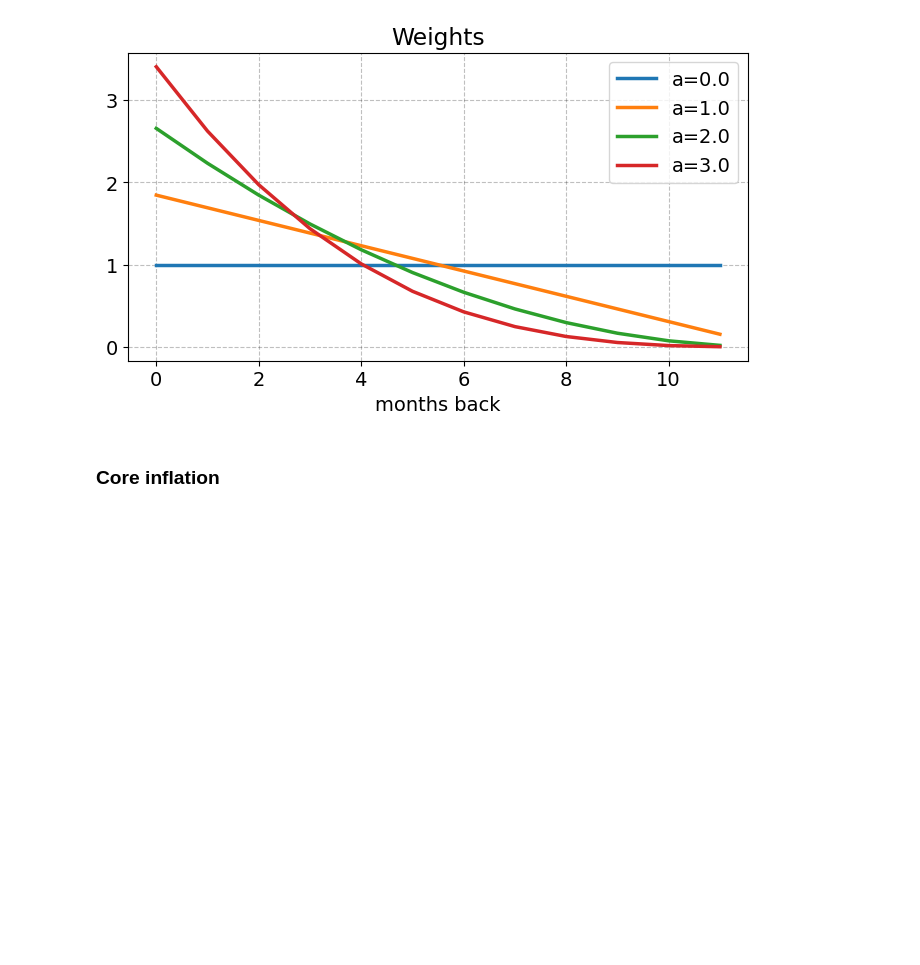
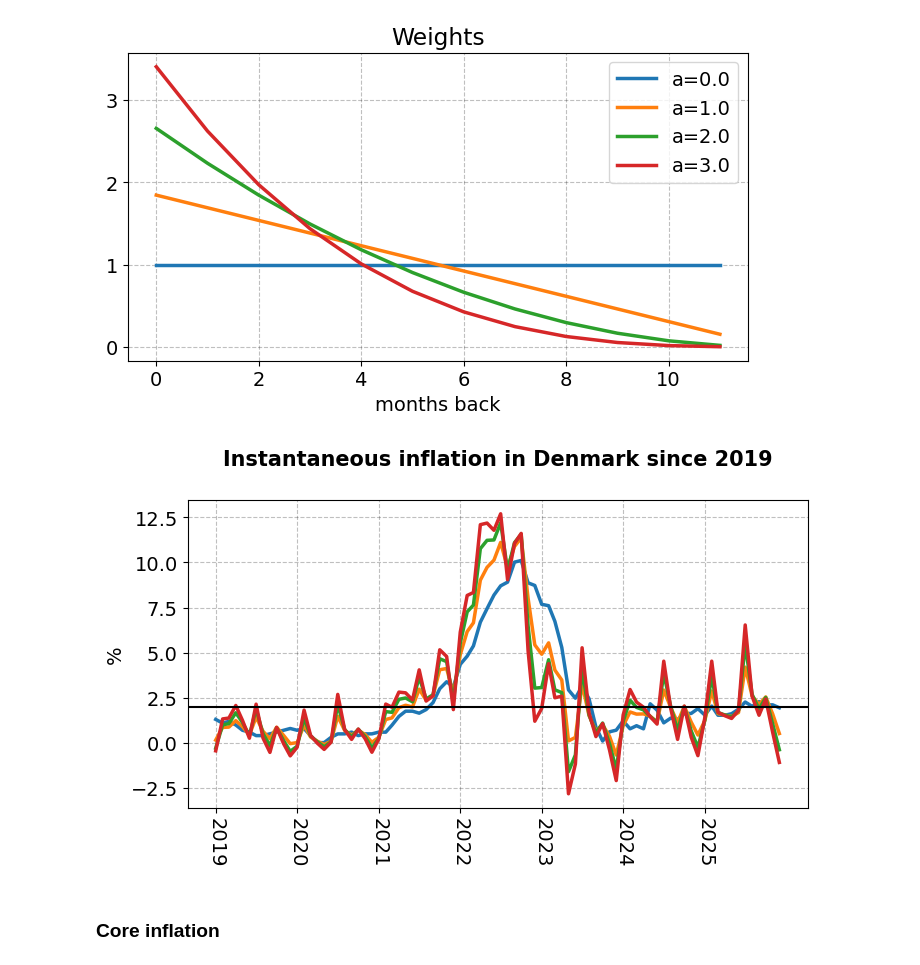
Before and after one commit to Matias-BF-Hall/ProgEcon-exclass, a Jupyter notebook: Summer2026/PS solutions/PS4.ipynb, the cells around one changed output. Cells and saved outputs as stored; diff of their text form; code cells hidden in the pictures; blank space fills up the shorter version.

```diff
--- a/Summer2026/PS solutions/PS4.ipynb
+++ b/Summer2026/PS solutions/PS4.ipynb
@@ -506,3 +493,33 @@ ax.set_title('Weights');
+# %%
+# write your code here
+for i_a in range(Na):
+    df_CPI[f'inflation_{i_a}'] = df_CPI.inflation.rolling(12).apply(lambda x: (np.prod((1+x/100)**(weights[i_a]))-1)*100)
+# the rolling function creates a rolling window of 12 months and rolls one month forward each time.
+# the apply then applies the function to each rolling window, x is the window of 12 months
+# the function we apply is the instantaneous inflation rate
+# %%
+# plot
+
+# selector so we only plot from 2019 and onwards
+I = df_CPI.index >= pd.to_datetime(2019,format='%Y')
+
+fig = plt.figure(figsize=(8,4))
+ax = fig.add_subplot(1,1,1)
+
+# plot for each alpha value
+for i_a in range(Na):
+    ax.plot(df_CPI[I].index,df_CPI[I][f'inflation_{i_a}'],lw=2.5)
+
+ax.axhline(2,color='black')
+
+ax.set_xticks(df_CPI[I].index[::12])
+ax.set_xticklabels(df_CPI[I].index[::12].year,rotation=270);
+
+ax.set_ylabel('%')
+ax.set_title('Instantaneous inflation in Denmark since 2019',
+             pad=25.0,fontdict={'fontsize':15,'fontweight':'bold'});
+# %% [output]
+[figure, added]
 # %% [markdown]
 ### Core inflation
 # %% [markdown]
```
Also changed, not shown: parts of 20 cells of this notebook, 1 other file.
